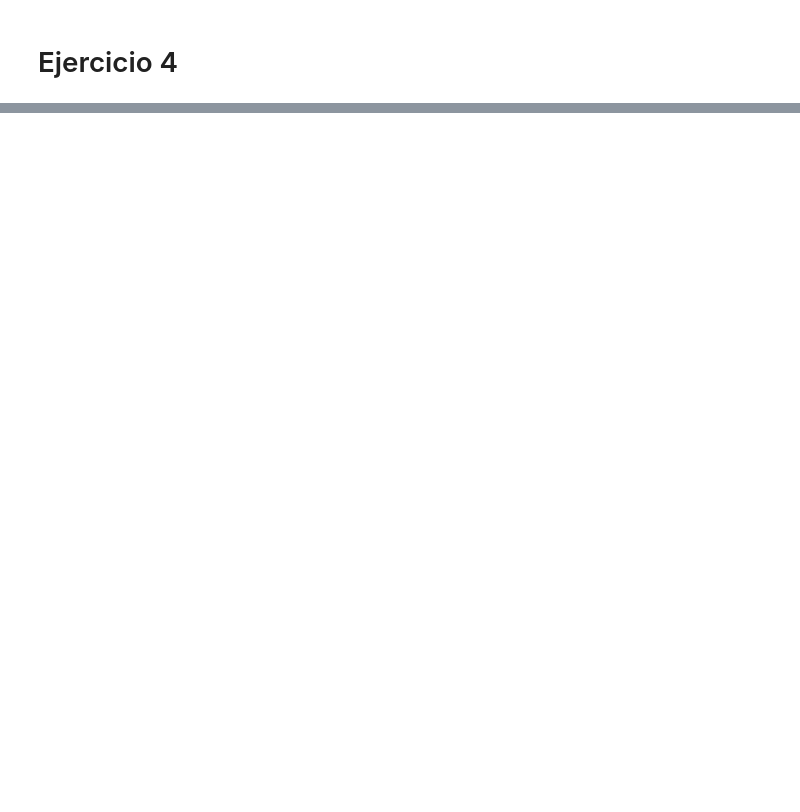
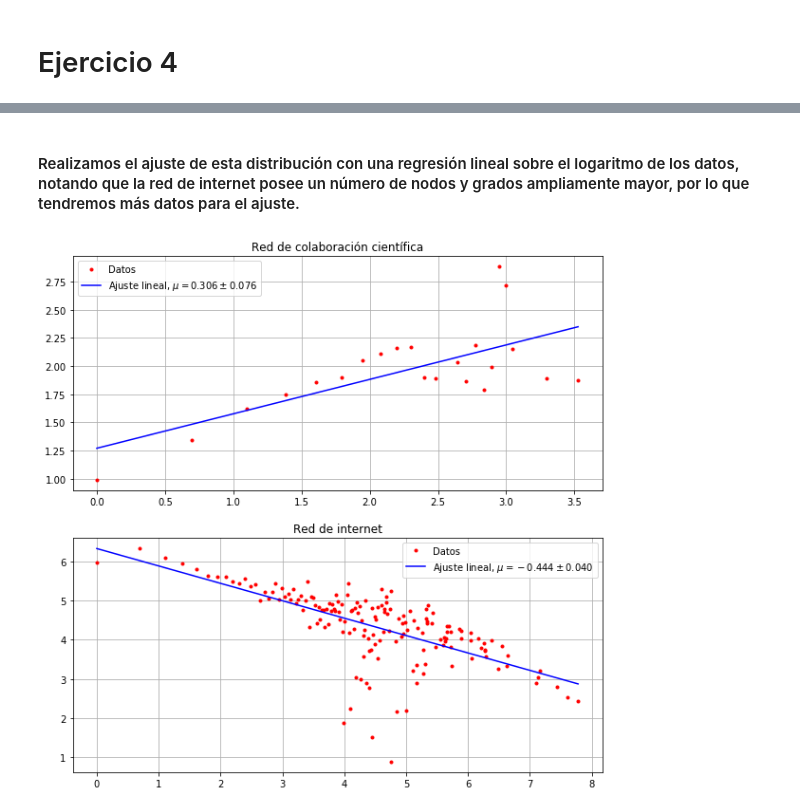
Before and after one commit to leialorenzo/Redes, a Jupyter notebook: TP1.ipynb, the cells around one changed output, grey strips where cells are left out. Drawn from its saved outputs; the diff is of its cells as text; code cells hidden in the pictures; blank space fills up the shorter version.

```diff
--- a/TP1.ipynb
+++ b/TP1.ipynb
@@ -499,0 +531,28 @@ np.matrix(Adj_matrix_lainterneh)
+# %% [markdown]
+#### Realizamos el ajuste de esta distribución con una regresión lineal sobre el logaritmo de los datos, notando que la red de internet posee un número de nodos y grados ampliamente mayor, por lo que tendremos más datos para el ajuste.
+# %%
+z, zerr= np.polyfit(np.log(matn[0]), np.log(matn[1]), 1, cov = True)
+x = np.linspace(0, max(np.log(matn[0])))
+y = z[0]*x + z[1]
+
+m, merr = np.polyfit(np.log(mati[0]), np.log(mati[1]), 1, cov = True)
+x1 = np.linspace(0, max(np.log(mati[0])))
+y1 = m[0]*x1 + m[1]
+
+plt.figure(figsize = (10,10))
+
+plt.subplot(211)
+plt.title('Red de colaboración científica')
+plt.plot(np.log(matn[0]), np.log(matn[1]), '.r', label = 'Datos')
+plt.plot(x, y, 'b-', label = "Ajuste lineal, $\mu = %.3f \pm %.3f$" %(z[0],np.sqrt(zerr[0,0])))
+plt.legend()
+plt.grid(True)
+
+plt.subplot(212)
+plt.title('Red de internet')
+plt.plot(np.log(mati[0]), np.log(mati[1]), '.r',label = 'Datos')
+plt.plot(x1, y1, 'b-', label = "Ajuste lineal, $\mu = %.3f \pm %.3f$" %(m[0],np.sqrt(merr[0,0])))
+plt.legend()
+plt.grid(True)
+# %% [output]
+[figure, added]
```
Also changed, not shown: parts of 27 cells of this notebook.
